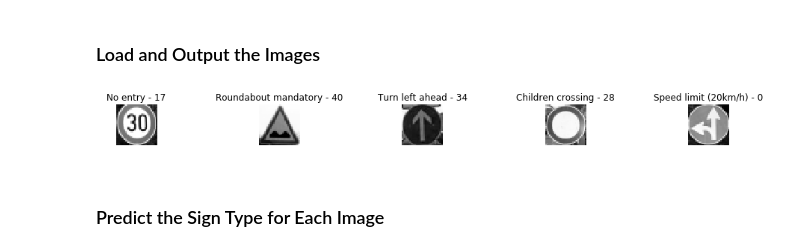
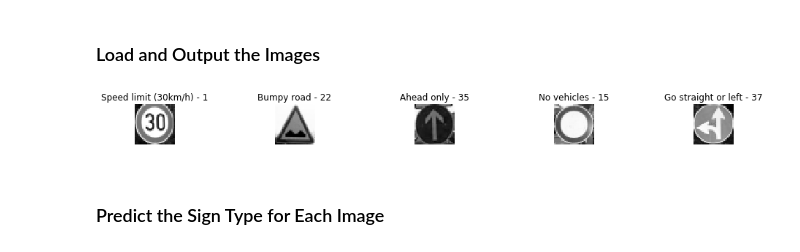
Before and after one commit to razfriman/CarND-Traffic-Sign-Classifier-Project, a Jupyter notebook: Traffic_Sign_Classifier.ipynb, the cells around one changed output. Saved outputs shown, nothing was run; the diff lists cells and outputs as text; code cells hidden in the pictures.

```diff
--- a/Traffic_Sign_Classifier.ipynb
+++ b/Traffic_Sign_Classifier.ipynb
@@ -237,10 +236,12 @@ plt.show()
 # %% [markdown]
 # Model Architecture
 # %%
-EPOCHS = 1
-BATCH_SIZE = 128
-RATE = 0.001
+EPOCHS = 20
+BATCH_SIZE = 256
+RATE = 0.00097
 dropout = 0.5
+beta = 0.01
+
 keep_prob = tf.placeholder(tf.float32)
 x = tf.placeholder(tf.float32, (None, 32, 32, image_depth_channels))
 y = tf.placeholder(tf.int32, (None))
@@ -387,30 +454,30 @@ You may find `signnames.csv` useful as it contains mappings from the class id (i
 # %%
 ### Load the images and plot them here.
 ### Feel free to use as many code cells as needed.
 import glob
 import cv2
 
 sample_images_files = sorted(glob.glob('./extra-signs-2/*.png'))
-sample_labels = np.array([1, 22, 35, 13, 37])
+#sample_labels = np.array([1, 22, 35, 15, 37])
 sample_images = []
 sample_count = len(sample_images_files)
 index = 0
 for image_file in sample_images_files:
     sample_images.append(cv2.cvtColor(cv2.imread(image_file), cv2.COLOR_BGR2RGB))
 
 X_test_data = preprocess(np.array(sample_images))
 
 plt.figure(figsize=(20, 1))
 
 for i in range(0, sample_count):
     plt.subplot(1, sample_count + 1, i + 1)
     plt.imshow(X_test_data[i].squeeze())
     plt.title(label_names[sample_labels[i]] + " - " + str(sample_labels[i]))
     plt.axis('off')
 
 plt.show()
 # %% [output]
-[figure, old version]
+[figure, new version]
 # %% [markdown]
 ### Predict the Sign Type for Each Image
 # %%
```
Also changed, not shown: parts of 9 cells of this notebook.
